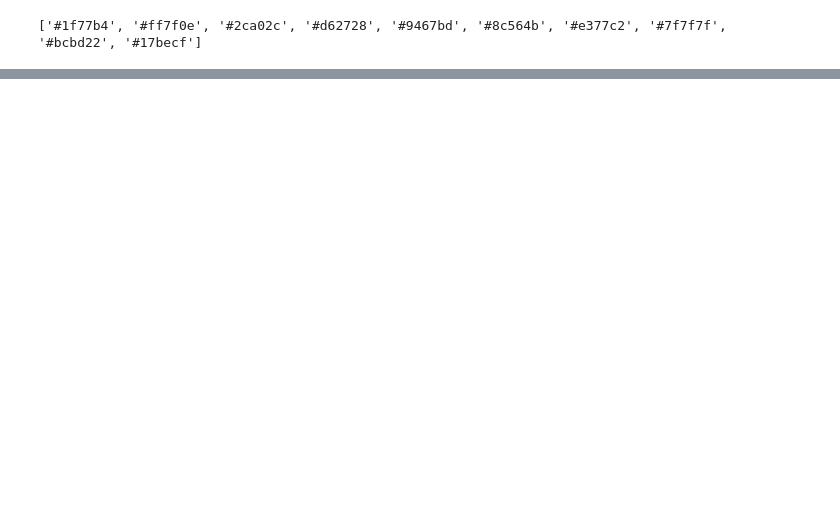
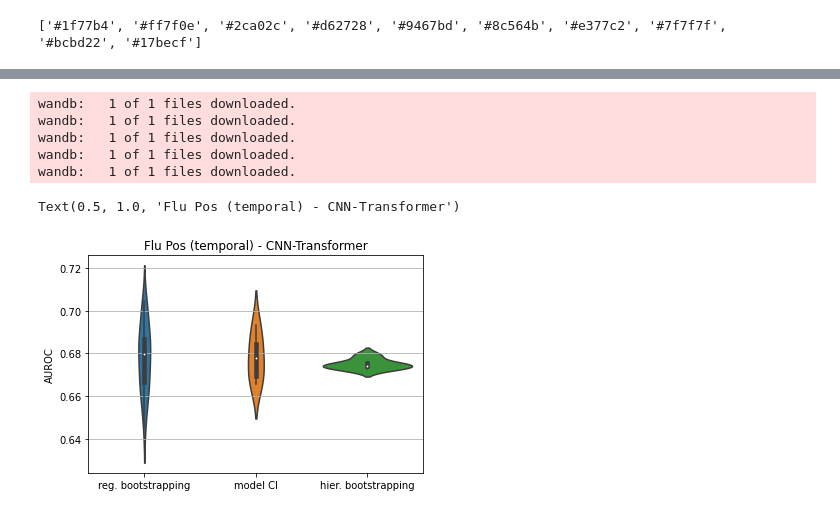
Before and after one commit to behavioral-data/Homekit2020, a Jupyter notebook: notebooks/bootstrapping/results.ipynb, the cells around one changed output, grey strips where cells are left out. Drawn from its saved outputs; the diff is of its cells as text; code cells hidden in the pictures; blank space fills up the shorter version.

```diff
--- a/notebooks/bootstrapping/results.ipynb
+++ b/notebooks/bootstrapping/results.ipynb
@@ -188,0 +291,32 @@ wandb:   1 of 1 files downloaded.
+# %%
+run_ids = search_experiments("CNNClassifier", "HomekitPredictCough", "temporal split", None)
+tables = get_prediction_tables(run_ids)
+
+from sklearn.metrics import RocCurveDisplay
+from sklearn.metrics import precision_recall_curve, roc_auc_score, average_precision_score, roc_curve
+import seaborn as sns
+
+bst_ci = []
+for table in tables:
+    bst_ci.append(bootstrapping(table, metrics=[roc_auc_score], num_bootstraps=5)["roc_auc_score"])
+bst_ci = np.hstack(bst_ci)
+
+
+model_ci = [roc_auc_score(t["label"], t["pred"]) for t in tables]
+
+hier_ci = hierarchical_bootstrapping(tables, metrics=[roc_auc_score], num_bootstraps=5)["roc_auc_score"]
+
+
+plt.grid(axis="y")
+sns.violinplot(np.array([bst_ci, model_ci, hier_ci]))
+plt.ylabel("AUROC")
+plt.xticks(ticks=[0, 1, 2], labels=["reg. bootstrapping", "model CI", "hier. bootstrapping"])
+plt.title("Flu Pos (temporal) - CNN-Transformer")
+# %% [output]
+wandb:   1 of 1 files downloaded.
+wandb:   1 of 1 files downloaded.
+wandb:   1 of 1 files downloaded.
+wandb:   1 of 1 files downloaded.
+wandb:   1 of 1 files downloaded.
+Text(0.5, 1.0, 'Flu Pos (temporal) - CNN-Transformer')
+[figure, added]
```
Also changed, not shown: parts of 10 cells of this notebook, 7 other files.
